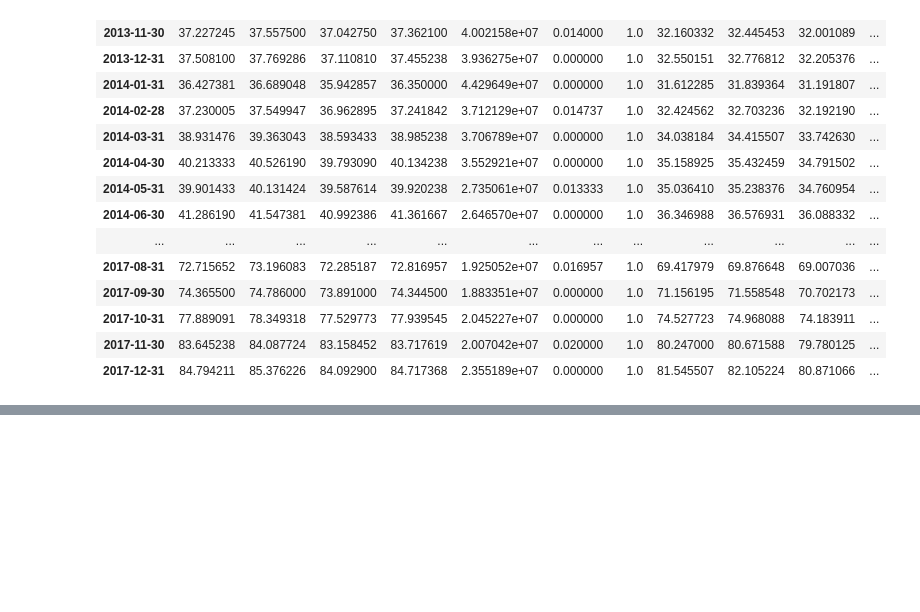
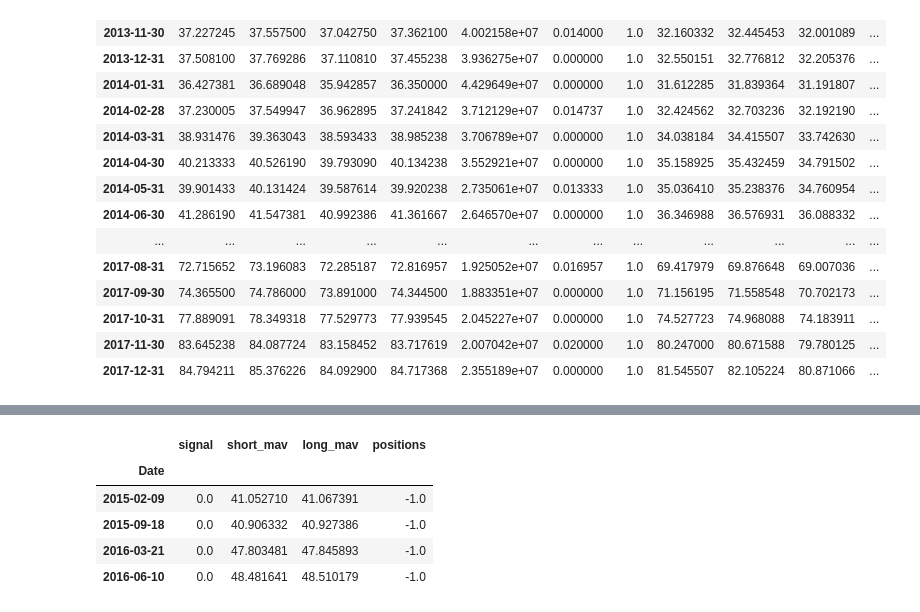
Before and after one commit to lukadlm97/algorithmic-trading-with-python, a Jupyter notebook: Discovering trading strategies.ipynb, the cells around one changed output, grey strips where cells are left out. Saved outputs shown, nothing was run; the diff lists cells and outputs as text; code cells hidden in the pictures; blank space fills up the shorter version.

```diff
--- a/Discovering trading strategies.ipynb
+++ b/Discovering trading strategies.ipynb
@@ -61,0 +194,12 @@ msft_data.resample('M').mean()
+# %%
+# step6: create the trading orders based on the positions column
+
+signal_df['positions'] = signal_df['signal'].diff()
+signal_df[signal_df['positions'] == -1.0]
+# %% [output]
+|  | signal | short_mav | long_mav | positions |
+| Date |  |  |  |  |
+| 2015-02-09 | 0.0 | 41.052710 | 41.067391 | -1.0 |
+| 2015-09-18 | 0.0 | 40.906332 | 40.927386 | -1.0 |
+| 2016-03-21 | 0.0 | 47.803481 | 47.845893 | -1.0 |
+| 2016-06-10 | 0.0 | 48.481641 | 48.510179 | -1.0 |
```
Also changed, not shown: parts of 25 cells of this notebook.
